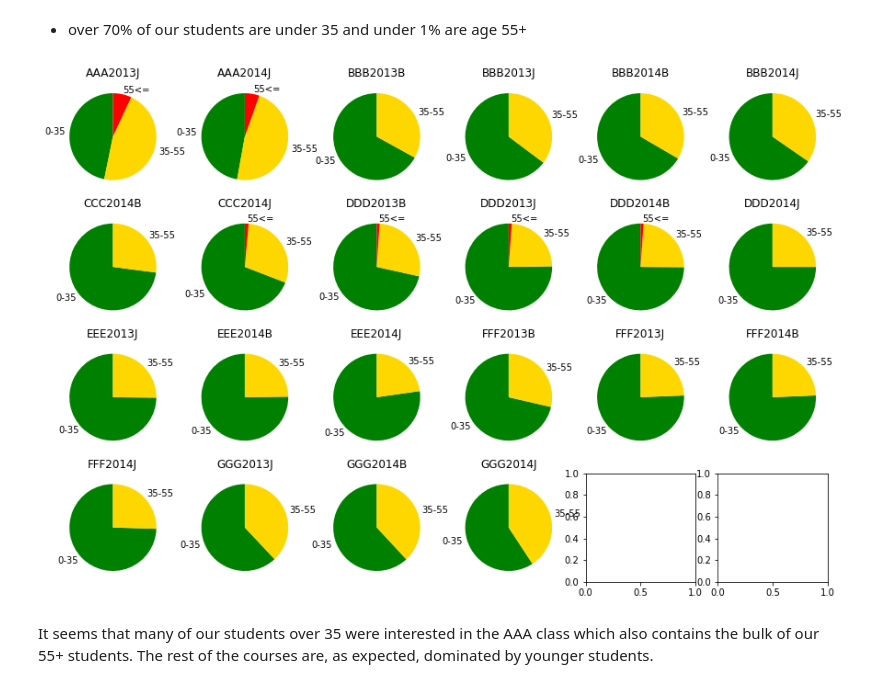
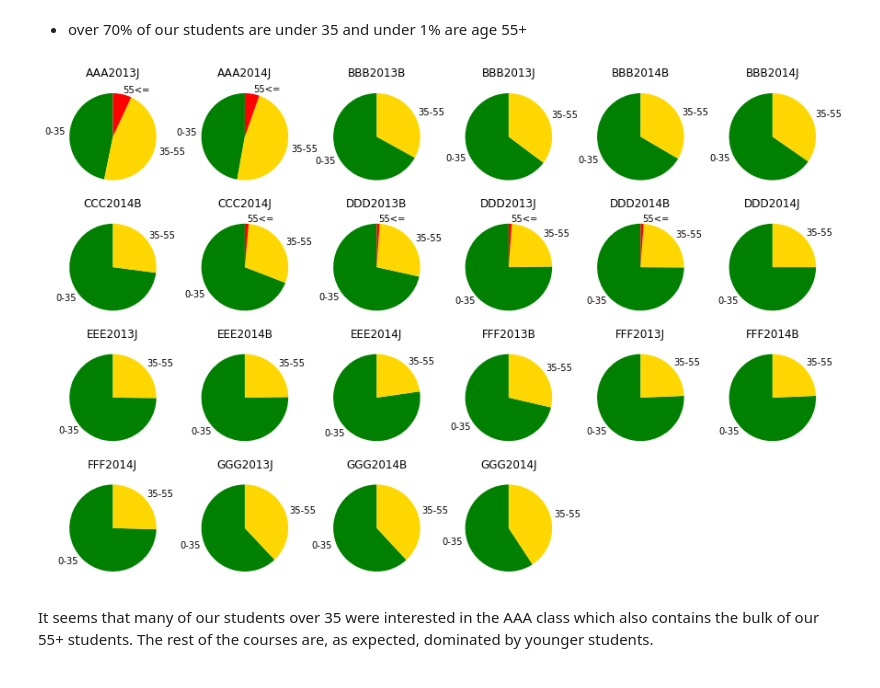
Before and after one commit to freyjagarner/Student-Data-Analysis, a Jupyter notebook: Capstone/Analysis.ipynb, the cells around one changed output. Drawn from its saved outputs; the diff is of its cells as text; code cells hidden in the pictures.

```diff
--- a/Capstone/Analysis.ipynb
+++ b/Capstone/Analysis.ipynb
@@ -89,18 +90,20 @@ plt.show()
 # %%
 # multiple pie charts
 stud_age_freq = pd.crosstab(stud_info['module_presentation'], values=stud_info['age'], columns=stud_info['age'], aggfunc='count', normalize='index')
 
 fig, axes = plt.subplots(4, 6, figsize=(15, 10))
 
 for i, (idx, row) in enumerate(stud_age_freq.iterrows()):
     ax = axes[i // 6, i % 6]
     row = row[row.gt(row.sum() * .01)]
     ax.pie(row, labels=row.index, startangle=90, colors=['green', 'gold', 'red'], normalize=True)
     ax.set_title(idx)
+else:
+    [ax.set_visible(False) for ax in axes.flatten()[i+1:]]
 
 fig.subplots_adjust(wspace=.2)
 # %% [output]
-[figure, old version]
+[figure, new version]
 # %% [markdown]
 It seems that many of our students over 35 were interested in the AAA class which also contains the bulk of our 55+ students. The rest of the courses are, as expected, dominated by younger students.
 # %% [markdown]
```
Also changed, not shown: parts of 33 cells of this notebook.
